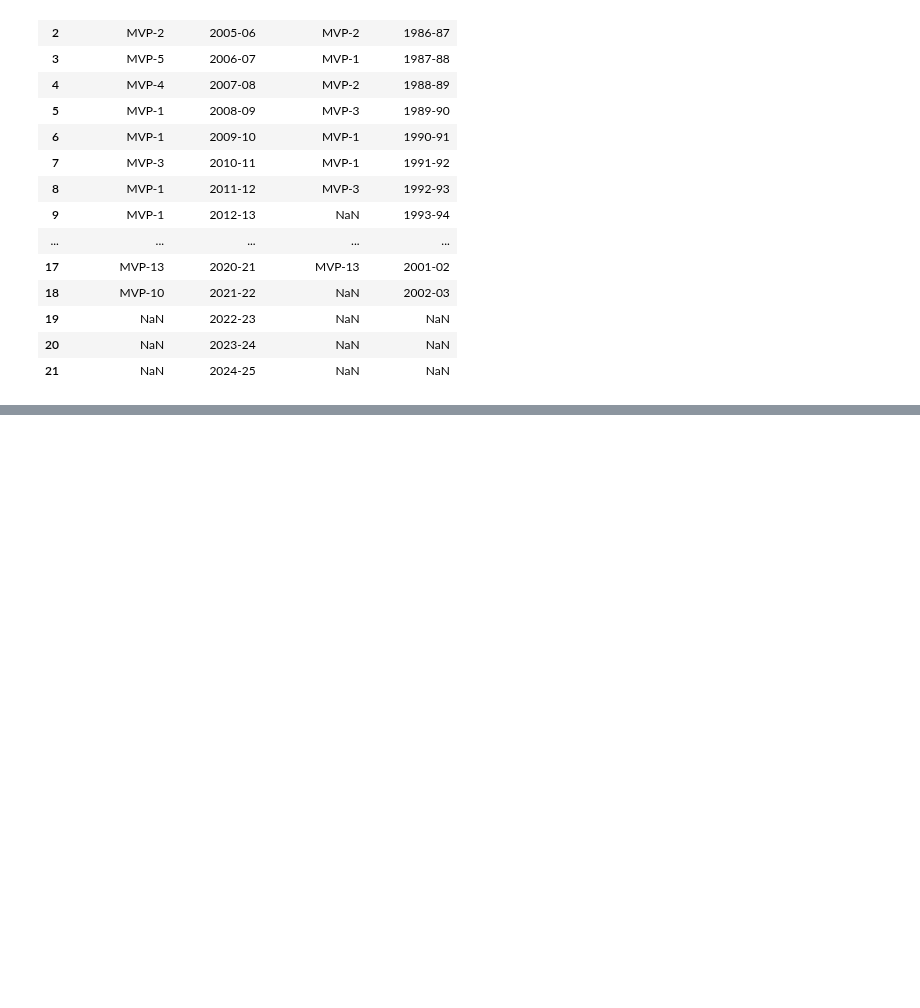
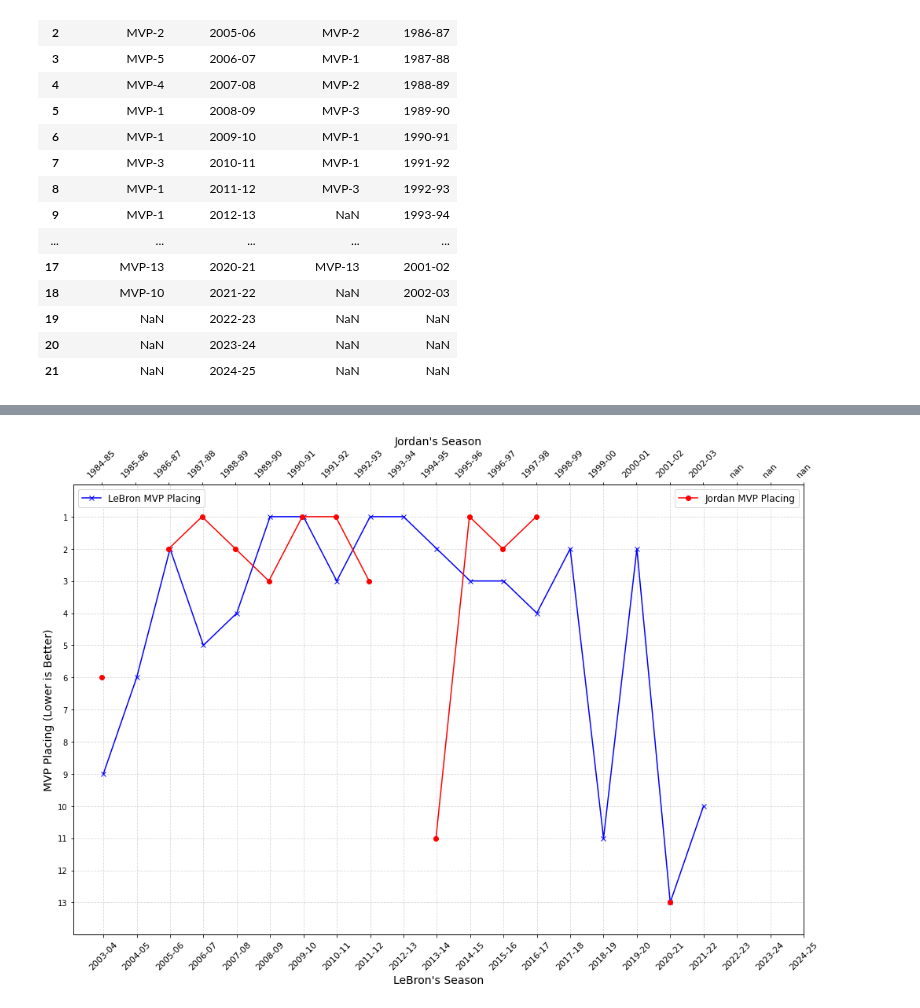
Before and after one commit to gohsoonhao/therealGOAT, a Jupyter notebook: 2c_reg_season_award_competitors.ipynb, the cells around one changed output, grey strips where cells are left out. Drawn from its saved outputs; the diff is of its cells as text; code cells hidden in the pictures; blank space fills up the shorter version.

Commit message:
Complete MVP Chart

```diff
--- a/2c_reg_season_award_competitors.ipynb
+++ b/2c_reg_season_award_competitors.ipynb
@@ -63,10 +63,8 @@ mvp_awards
 | 20 | NaN | 2023-24 | NaN | NaN |
 | 21 | NaN | 2024-25 | NaN | NaN |
 # %%
-mvp_awards['Lebron MVP Placing'] = mvp_awards['Lebron Standings'].str.split('-').str[-1]
-mvp_awards['Jordan MVP Placing'] = mvp_awards['Jordan Standings'].str.split('-').str[-1]
-
-# mvp_awards[['Lebron MVP Placing', 'Jordan MVP Placing']] = mvp_awards[['Lebron MVP Placing', 'Jordan MVP Placing']].apply(pd.to_numeric, errors='coerce').astype('Int64')
+mvp_awards['Lebron MVP Placing'] = pd.to_numeric(mvp_awards['Lebron Standings'].str.split('-').str[-1], errors='coerce')
+mvp_awards['Jordan MVP Placing'] = pd.to_numeric(mvp_awards['Jordan Standings'].str.split('-').str[-1], errors='coerce')
 mvp_awards = mvp_awards[['Lebron Season', 'Lebron Standings', 'Lebron MVP Placing', 'Jordan Season', 'Jordan Standings', 'Jordan MVP Placing']]
 mvp_awards.head()
 # %% [output]
@@ -115,0 +77,52 @@ TypeError: 'value' must be an instance of str or bytes, not a float
+# %%
+plt.figure(figsize=(14, 10))
+
+# Create the first axis (bottom)
+ax1 = plt.gca()
+
+# Plot LeBron MVP Placing over Time (x-axis will be the row number)
+ax1.plot(mvp_awards.index + 1, mvp_awards['Lebron MVP Placing'], marker='x', color='blue', label="LeBron MVP Placing")
+
+# Set the x-axis for LeBron at the bottom
+ax1.set_xlabel("LeBron's Season", fontsize=14)
+ax1.set_ylabel("MVP Placing (Lower is Better)", fontsize=14)
+
+# Set x-ticks to be the row number, starting from 1
+ax1.set_xticks(mvp_awards.index + 1)
+ax1.set_xticklabels(mvp_awards['Lebron Season'], fontsize=11, rotation=45)
+
+# Invert the y-axis so that 1st place is at the top (lower number is better)
+ax1.invert_yaxis()
+
+# Set y-axis limits (ensuring it spans from 1 to 12, allowing some space above 10)
+ax1.set_ylim(0, 14)
+
+# Adjust y-ticks to be incremented by 1
+ax1.set_yticks(np.arange(1, 14, 1))  # Start from 1, go up to 13, increment by 1
+
+# Add grid and legend for LeBron
+ax1.grid(True, linestyle='--', alpha=0.5)
+ax1.legend(loc="upper left", fontsize=12)
+
+# Create a second axis (top)
+ax2 = ax1.twiny()  # Creates a second x-axis that shares the same y-axis
+
+# Plot Jordan MVP Placing over Time (x-axis will be the row number)
+ax2.plot(mvp_awards.index + 1, mvp_awards['Jordan MVP Placing'], marker='o', color='red', label="Jordan MVP Placing")
+
+# Set the x-axis for Jordan at the top
+ax2.set_xlabel("Jordan's Season", fontsize=14)
+ax2.set_xticks(mvp_awards.index + 1)
+ax2.set_xticklabels(mvp_awards['Jordan Season'], fontsize=11, rotation=45)
+
+# Add grid and legend for Jordan
+ax2.legend(loc="upper right", fontsize=12)
+
+# Invert the y-axis to ensure 1st place is at the top
+ax2.invert_yaxis()
+
+# Show the plot
+plt.tight_layout()
+plt.show()
+# %% [output]
+[figure, added]
```
Also changed, not shown: parts of 2 cells of this notebook.
